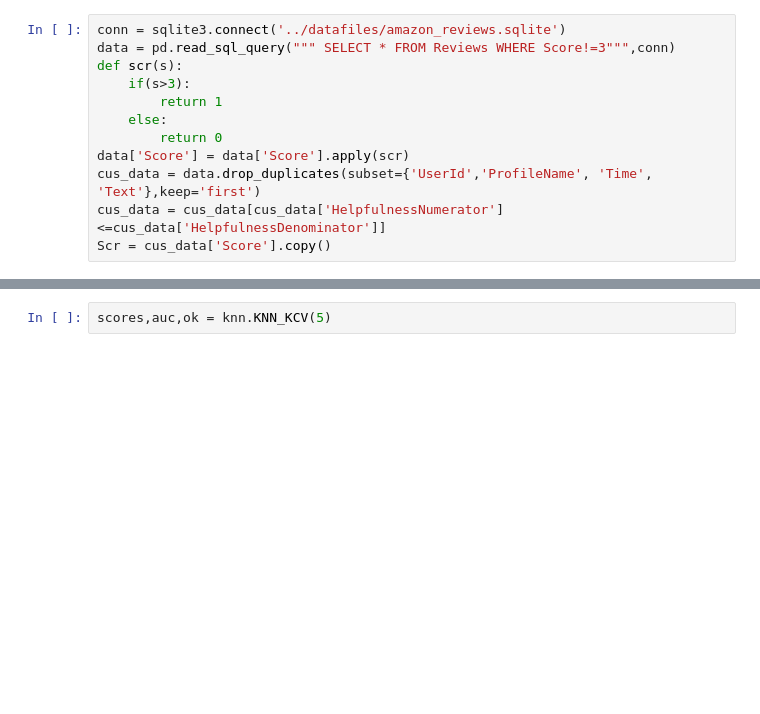
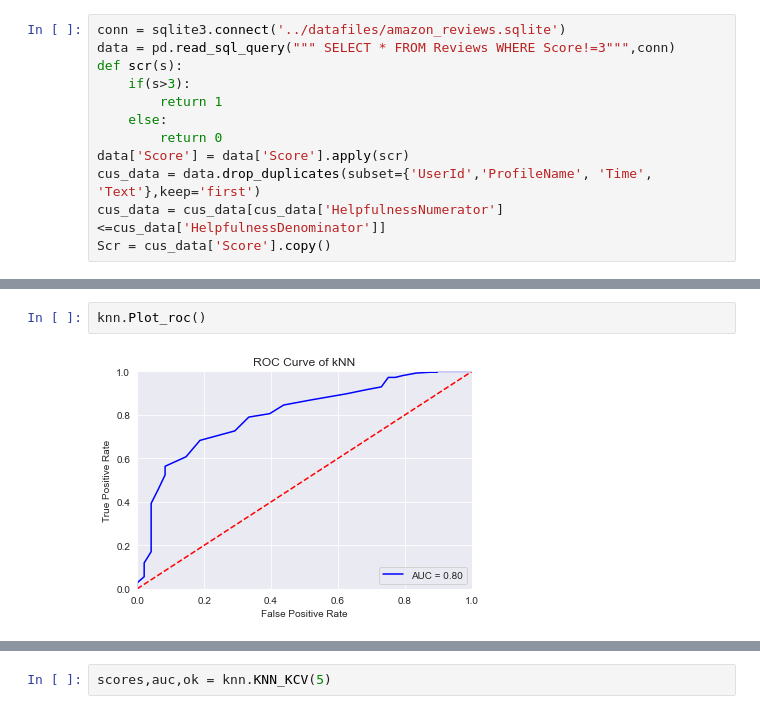
Before and after one commit to Sahil-Chavan/ML_Playground, a Jupyter notebook: Final Files/AFFR_KNN.ipynb, the cells around one changed output, grey strips where cells are left out. Drawn from its saved outputs; the diff is of its cells as text; blank space fills up the shorter version.

```diff
--- a/Final Files/AFFR_KNN.ipynb
+++ b/Final Files/AFFR_KNN.ipynb
@@ -174,0 +266,4 @@ knn.Plot_scrs()
+# %%
+knn.Plot_roc()
+# %% [output]
+[figure, added]
```
Also changed, not shown: parts of 21 cells of this notebook.
